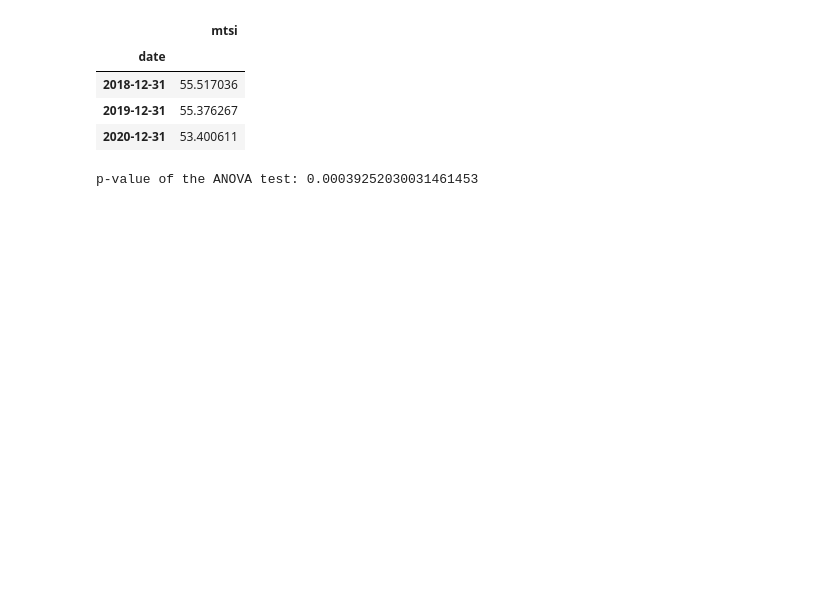
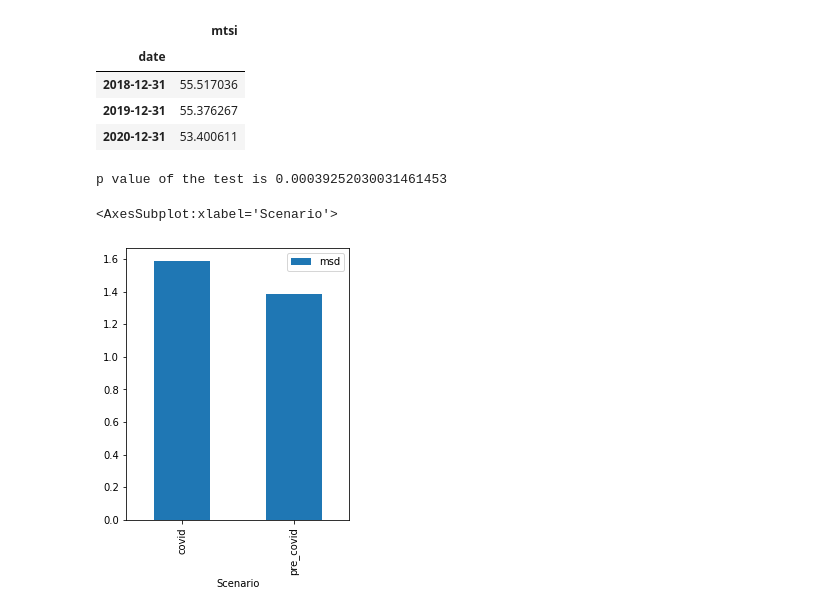
Before and after one commit to ayushprd/Covid_impact_on_water_quality, a Jupyter notebook: solution.ipynb, the cells around one changed output. Drawn from its saved outputs; the diff is of its cells as text; code cells hidden in the pictures; blank space fills up the shorter version.

```diff
--- a/solution.ipynb
+++ b/solution.ipynb
@@ -65,5 +61,15 @@ test_20['Group'] = 'covid'
-# %%
-F, p = st.f_oneway(test_19['msd'], test_20['msd'])
-print('p-value of the ANOVA test:',p)
-# %% [output]
-p-value of the ANOVA test: 0.00039252030031461453
+# %%
+msd_precovid = msd[msd['date'] <= '2019-12-31']
+msd_covid = msd[msd['date'] >= '2020-01-01']
+msd_precovid['Scenario'] = 'pre_covid'
+msd_covid['Scenario'] = 'covid'
+F, p = st.f_oneway(msd_precovid['msd'], msd_covid['msd'])
+print('p value of the test is', p)
+
+anova = msd_precovid.append(msd_covid)
+anova.reset_index(drop=True, inplace=True)
+anova.groupby('Scenario').mean().sort_values('msd', ascending=False).plot(kind='bar', figsize=(4,5))
+# %% [output]
+p value of the test is 0.00039252030031461453
+<AxesSubplot:xlabel='Scenario'>
+[figure, added]
```
Also changed, not shown: parts of 8 cells of this notebook, 1 other file.
